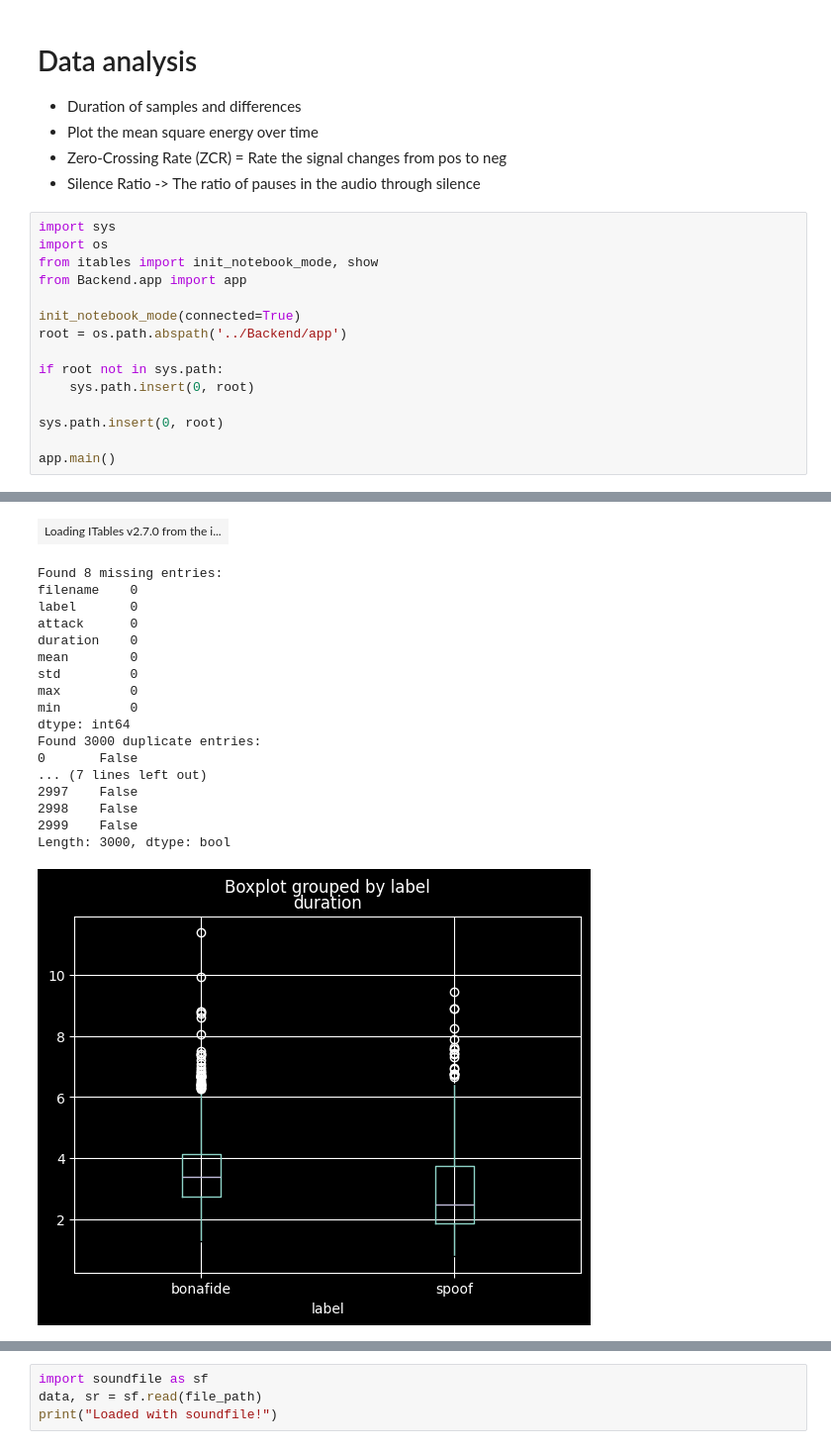
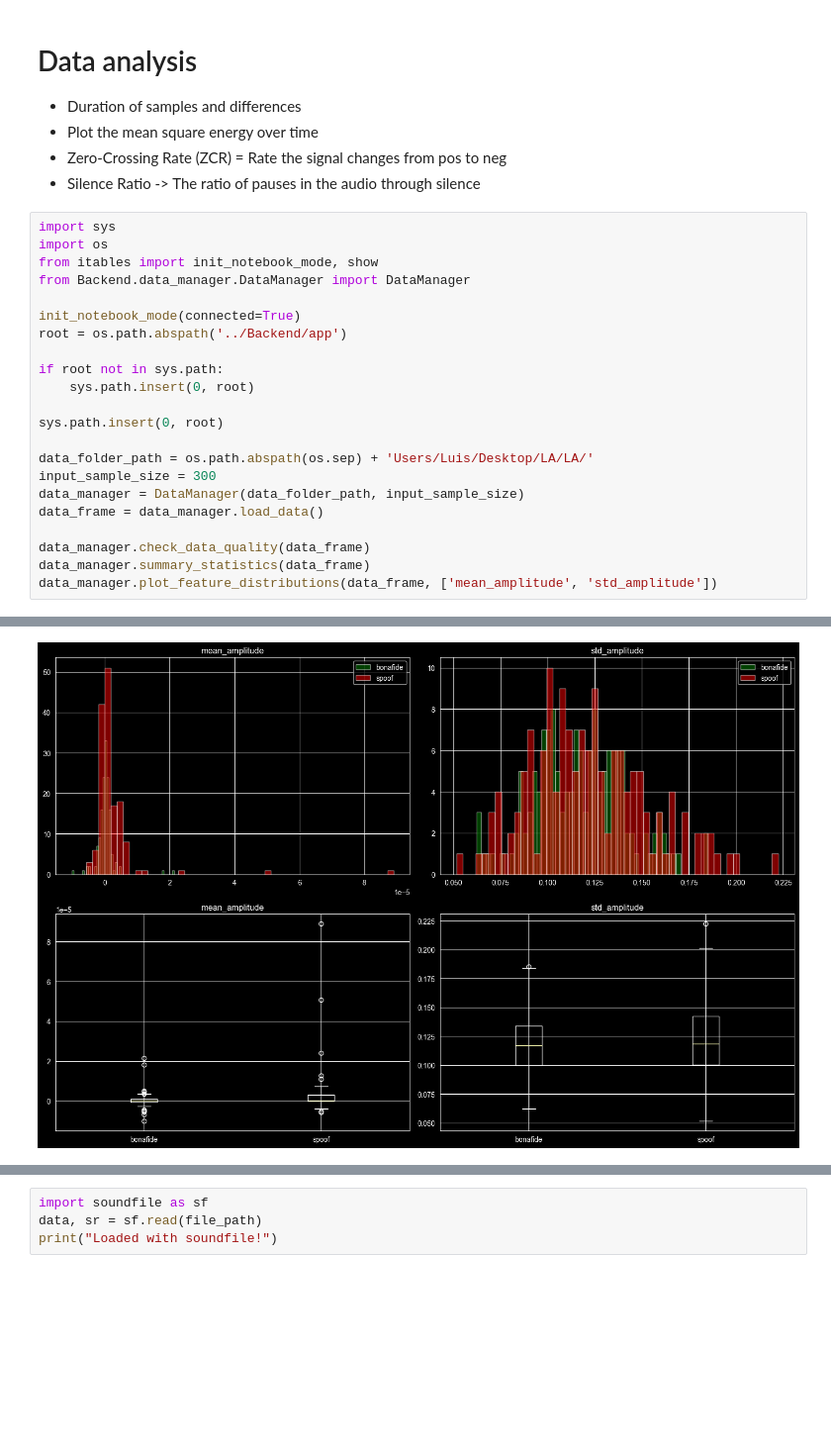
Before and after one commit to nexusls22/Vishing-Detection, a Jupyter notebook: Notebooks/Data_Analysis.ipynb, the cells around one changed output, grey strips where cells are left out. Shown at 99% size. Drawn from its saved outputs; the diff is of its cells as text; blank space fills up the shorter version.

Commit message:
Full implemented data quality check. First final methods for viualization - mostly AI. Change from going over app.py instance of data_manager in notebook.

```diff
--- a/Notebooks/Data_Analysis.ipynb
+++ b/Notebooks/Data_Analysis.ipynb
@@ -9,7 +9,7 @@
 import sys
 import os
 from itables import init_notebook_mode, show
-from Backend.app import app
+from Backend.data_manager.DataManager import DataManager
 
 init_notebook_mode(connected=True)
 root = os.path.abspath('../Backend/app')
@@ -19,5 +19,12 @@ if root not in sys.path:
 
 sys.path.insert(0, root)
 
-app.main()
+data_folder_path = os.path.abspath(os.sep) + 'Users/Luis/Desktop/LA/LA/'
+input_sample_size = 300
+data_manager = DataManager(data_folder_path, input_sample_size)
+data_frame = data_manager.load_data()
+
+data_manager.check_data_quality(data_frame)
+data_manager.summary_statistics(data_frame)
+data_manager.plot_feature_distributions(data_frame, ['mean_amplitude', 'std_amplitude'])
 # %% [output]
@@ -42,22 +48,4 @@ Name: label, dtype: str
-| Loading ITables v2.7.0 from the i... |
-Found 8 missing entries:
-filename    0
-label       0
-attack      0
-duration    0
-mean        0
-std         0
-max         0
-min         0
-dtype: int64
-Found 3000 duplicate entries:
-0       False
-... (7 lines left out)
-2997    False
-2998    False
-2999    False
-Length: 3000, dtype: bool
-[figure, old version]
+[figure, new version]
 # %%
 # Data Anlaysis - sample duration
 # Data Anlaysis - sample duration
```
Also changed, not shown: parts of 2 cells of this notebook, 3 other files.
